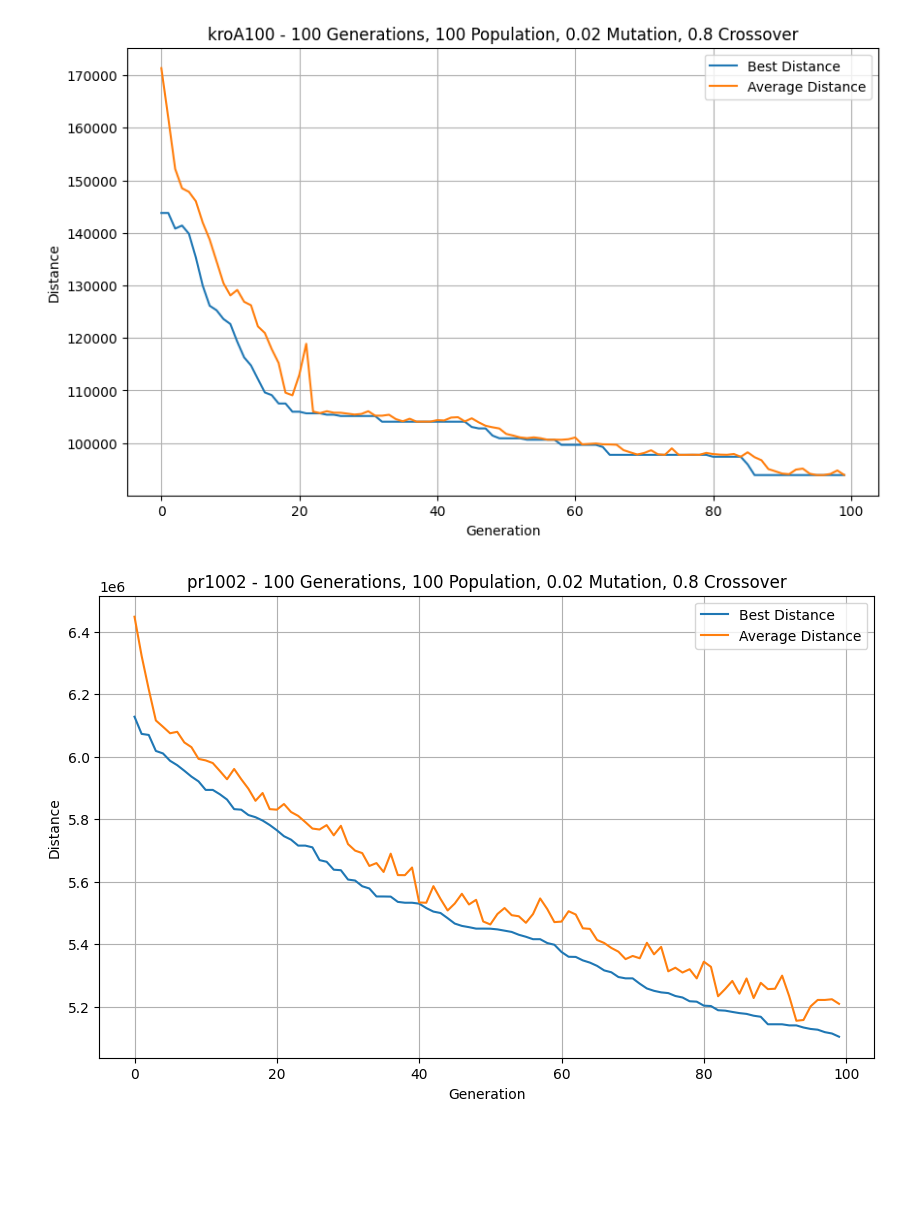
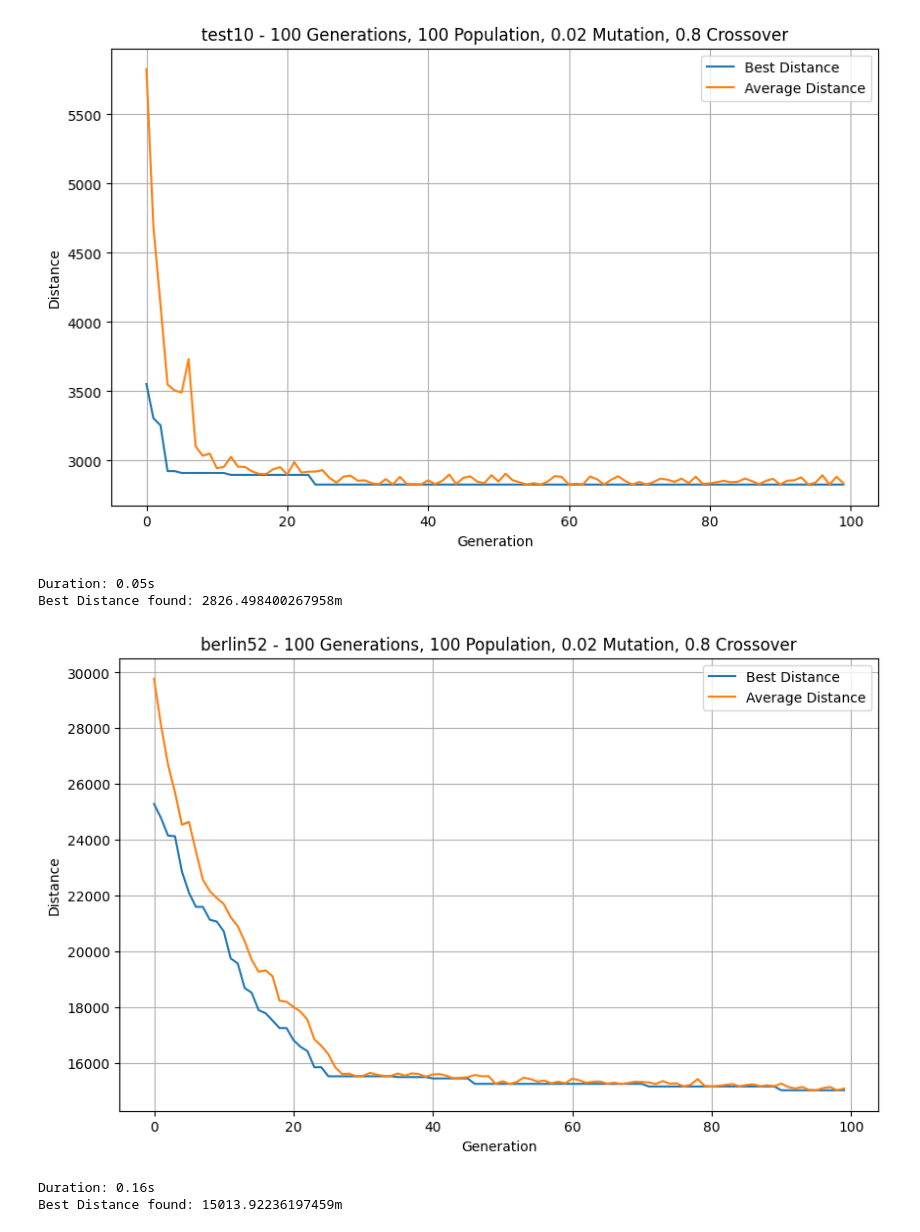
Before and after one commit to FionnMcA/ct-421-ai, a Jupyter notebook: assignment-1/main.ipynb, the cells around one changed output. Saved outputs shown, nothing was run; the diff lists cells and outputs as text; code cells hidden in the pictures; blank space fills up the shorter version.

Commit message:
better tournament selection and parameter passing

```diff
--- a/assignment-1/main.ipynb
+++ b/assignment-1/main.ipynb
@@ -7,7 +7,12 @@ from operators import cycle_crossover, ordered_crossover, swap_mutation, scrambl
 from utils import read_tsp_as_dict, init_population, create_distance_matrix, genome_distance, fitnesses, select_parent
 from matplotlib import pyplot as plt
 
-def genetic_algorithm(filepath, generations=100, population_size=100, mutation_rate=0.02, crossover_rate=0.8):
+GENERATIONS = 100
+POPULATION_SIZE = 100
+MUTATION_RATE = 0.02
+CROSSOVER_RATE = 0.8
+
+def genetic_algorithm(filepath, generations=GENERATIONS, population_size=POPULATION_SIZE, mutation_rate=MUTATION_RATE, crossover_rate=CROSSOVER_RATE):
     start = time.time() # Start the timer
     city_dict = read_tsp_as_dict(filepath) # Convert the file to a dictionary
 
@@ -150,26 +155,22 @@ def vary_parameters(filepath, file):
 
 
 def main():
-    files = ['berlin52', 'kroA100', 'pr1002']
+    files = ['test5', 'test10', 'berlin52', 'kroA100', 'pr1002']
     for file in files:
         filepath = os.path.join("tsp-files", f"{file}.tsp")
-        generations = 100
-        population_size = 100
-        mutation_rate = 0.02
-        crossover_rate = 0.8
 
-        # Uncomment if you want to see the affects of varying different parameters in the GA
+        # 1 Uncomment if you want to see the affects of varying different parameters in the GA
         # vary_parameters(filepath, file)
 
-        # If you to see the average and best distances of each generation with static parameters
-        duration, best_distances, average_distances, overall_best_genome, overall_best_distance = genetic_algorithm(filepath, generations, population_size, mutation_rate, crossover_rate)
+        # 2 If you to see the average and best distances of each generation with static parameters
+        duration, best_distances, average_distances, overall_best_genome, overall_best_distance = genetic_algorithm(filepath)
 
         plt.figure(figsize=(10, 6))
         plt.plot(best_distances, label="Best Distance")
         plt.plot(average_distances, label="Average Distance")
         plt.title(
-            f"{file} - {generations} Generations, {population_size} Population, "
-            f"{mutation_rate} Mutation, {crossover_rate} Crossover"
+            f"{file} - {GENERATIONS} Generations, {POPULATION_SIZE} Population, "
+            f"{MUTATION_RATE} Mutation, {CROSSOVER_RATE} Crossover"
         )
         plt.xlabel("Generation")
         plt.ylabel("Distance")
@@ -177,6 +178,8 @@ def main():
         plt.grid(True)
         plt.show()
 
+        print(f"Duration: {duration:.2f}s\nBest Distance found: {overall_best_distance}m")
+
 if __name__ == "__main__":
     main()
 # %% [output]
@@ -184,2 +189,6 @@ if __name__ == "__main__":
-[figure, old version]
+[figure, new version]
+Duration: 0.05s
+Best Distance found: 2826.498400267958m
-[figure, old version]
+[figure, new version]
+Duration: 0.16s
+Best Distance found: 15013.92236197459m
```
Also changed, not shown: parts of 1 cell of this notebook, 3 other files.
